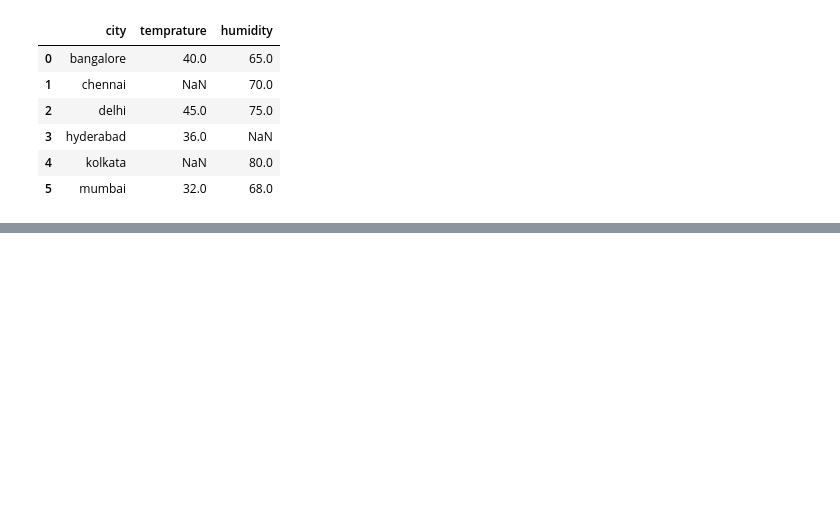
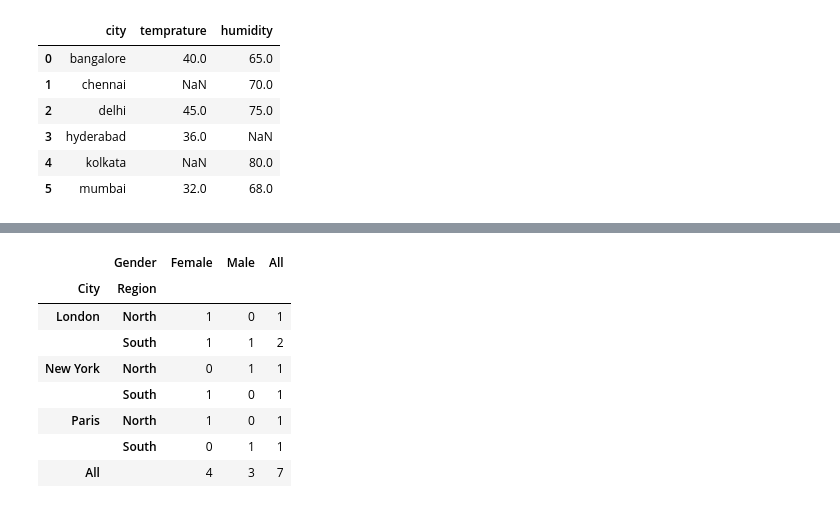
Before and after one commit to SAKSHISAAHU/Data_Analytics, a Jupyter notebook: 2.adv_py/4.2Ddataframes.ipynb, the cells around one changed output, grey strips where cells are left out. Saved outputs shown, nothing was run; the diff lists cells and outputs as text; code cells hidden in the pictures; blank space fills up the shorter version.

```diff
--- a/2.adv_py/4.2Ddataframes.ipynb
+++ b/2.adv_py/4.2Ddataframes.ipynb
@@ -602,0 +618,7 @@ d9
+# %%
+data = pd.DataFrame({
+    "City": ["Paris", "Paris", "London", "London", "London", "New York", "New York"],
+    "Region": ["North", "South", "North", "South", "South", "North", "South"],
+    "Gender": ["Female", "Male", "Female", "Male", "Female", "Male", "Female"],
+    "Sales": [200, 150, 300, 250, 250, 400, 350]
+})
@@ -602,0 +635,12 @@ d9
+# %%
+pd.crosstab([data['City'],data['Region']],data['Gender'],margins=True)  # crosstab matrix
+# %% [output]
+|  | Gender | Female | Male | All |
+| City | Region |  |  |  |
+| London | North | 1 | 0 | 1 |
+|  | South | 1 | 1 | 2 |
+| New York | North | 0 | 1 | 1 |
+|  | South | 1 | 0 | 1 |
+| Paris | North | 1 | 0 | 1 |
+|  | South | 0 | 1 | 1 |
+| All |  | 4 | 3 | 7 |
```
Also changed, not shown: parts of 5 cells of this notebook, 1 other file.
